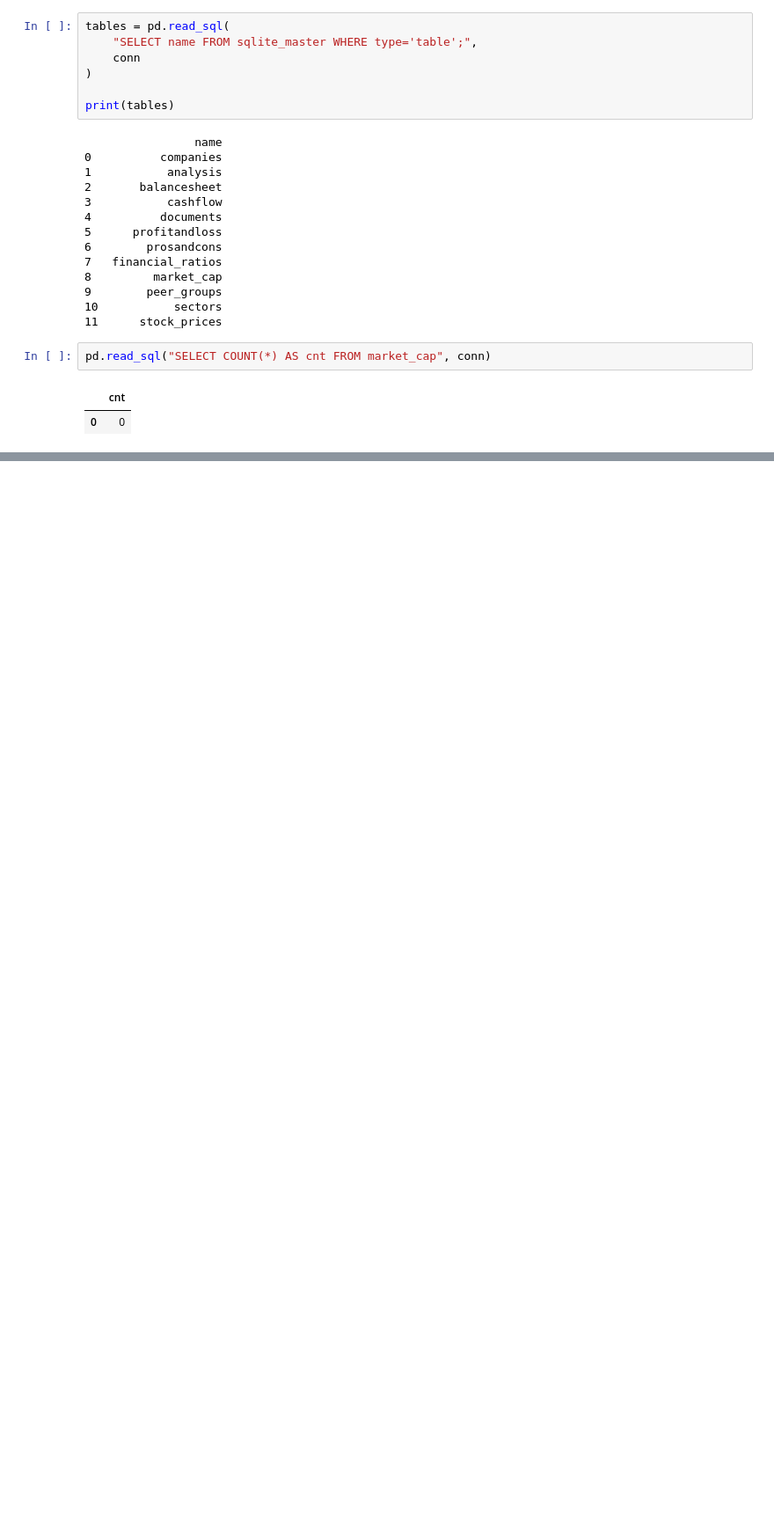
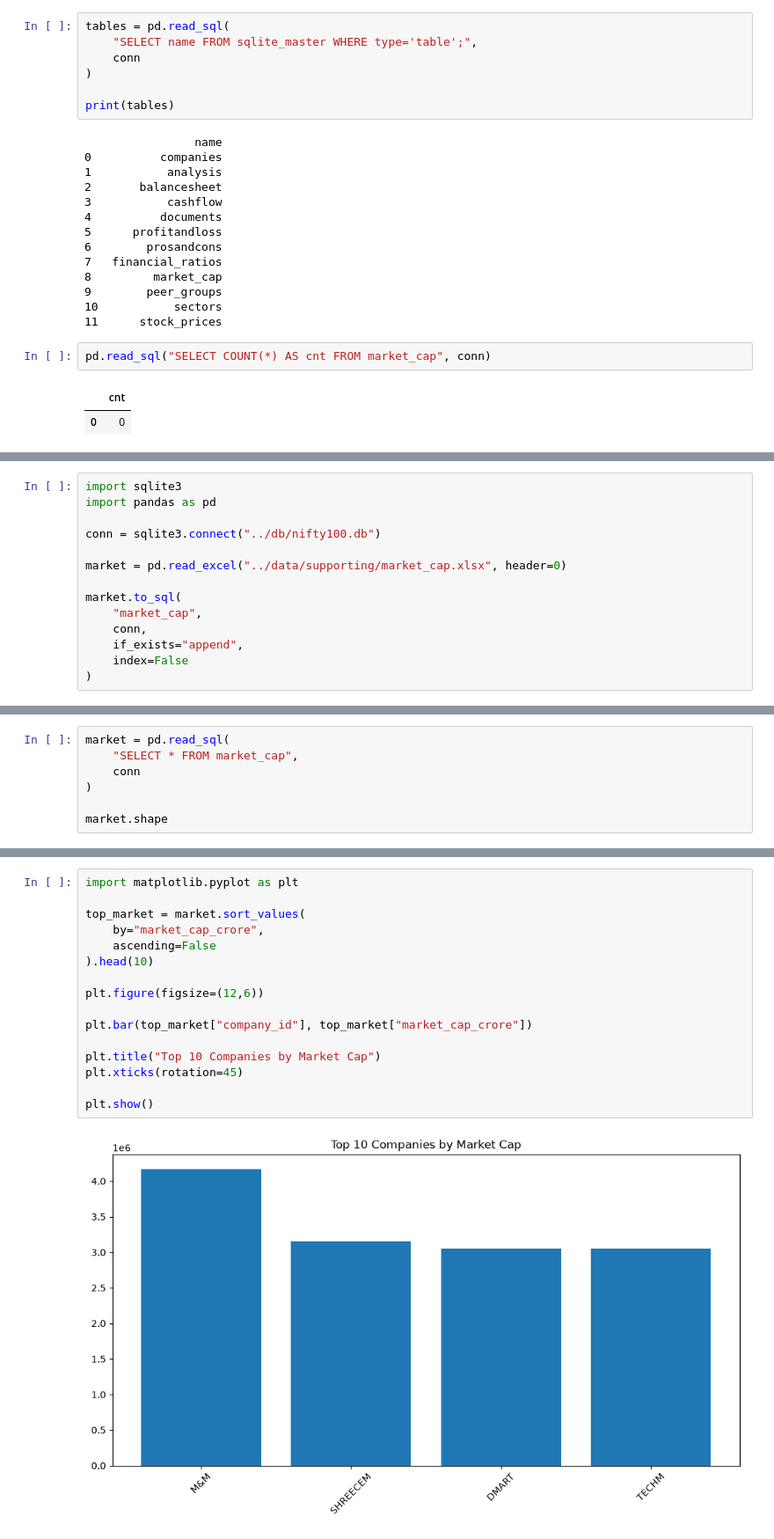
Before and after one commit to charan727/nifty100-etl, a Jupyter notebook: notebooks/eda.ipynb, the cells around one changed output, grey strips where cells are left out. Shown at 88% size. Saved outputs shown, nothing was run; the diff lists cells and outputs as text; blank space fills up the shorter version.

```diff
--- a/notebooks/eda.ipynb
+++ b/notebooks/eda.ipynb
@@ -1275,0 +1292,14 @@ pd.read_sql("SELECT COUNT(*) AS cnt FROM market_cap", conn)
+# %%
+import sqlite3
+import pandas as pd
+
+conn = sqlite3.connect("../db/nifty100.db")
+
+market = pd.read_excel("../data/supporting/market_cap.xlsx", header=0)
+
+market.to_sql(
+    "market_cap",
+    conn,
+    if_exists="append",
+    index=False
+)
@@ -1275,0 +1313,7 @@ pd.read_sql("SELECT COUNT(*) AS cnt FROM market_cap", conn)
+# %%
+market = pd.read_sql(
+    "SELECT * FROM market_cap",
+    conn
+)
+
+market.shape
@@ -1275,0 +1353,18 @@ pd.read_sql("SELECT COUNT(*) AS cnt FROM market_cap", conn)
+# %%
+import matplotlib.pyplot as plt
+
+top_market = market.sort_values(
+    by="market_cap_crore",
+    ascending=False
+).head(10)
+
+plt.figure(figsize=(12,6))
+
+plt.bar(top_market["company_id"], top_market["market_cap_crore"])
+
+plt.title("Top 10 Companies by Market Cap")
+plt.xticks(rotation=45)
+
+plt.show()
+# %% [output]
+[figure, added]
```
Also changed, not shown: parts of 9 cells of this notebook, 11 other files.
